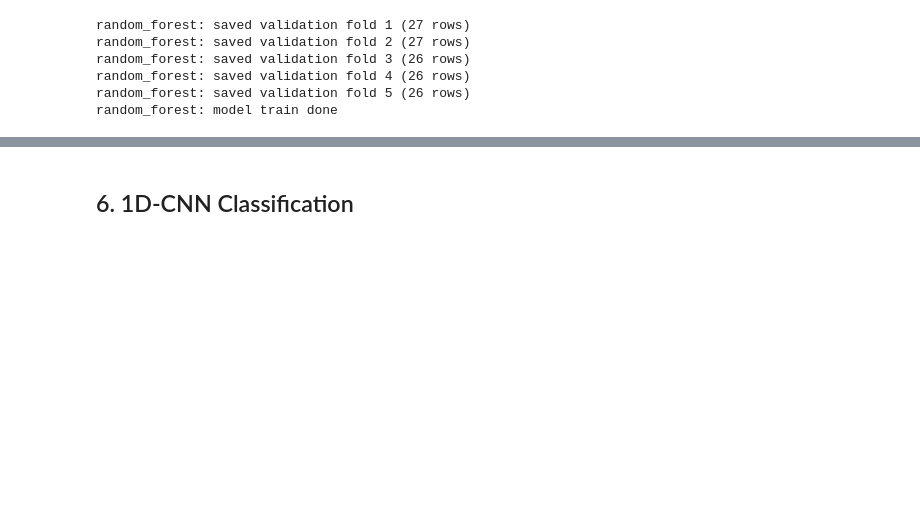
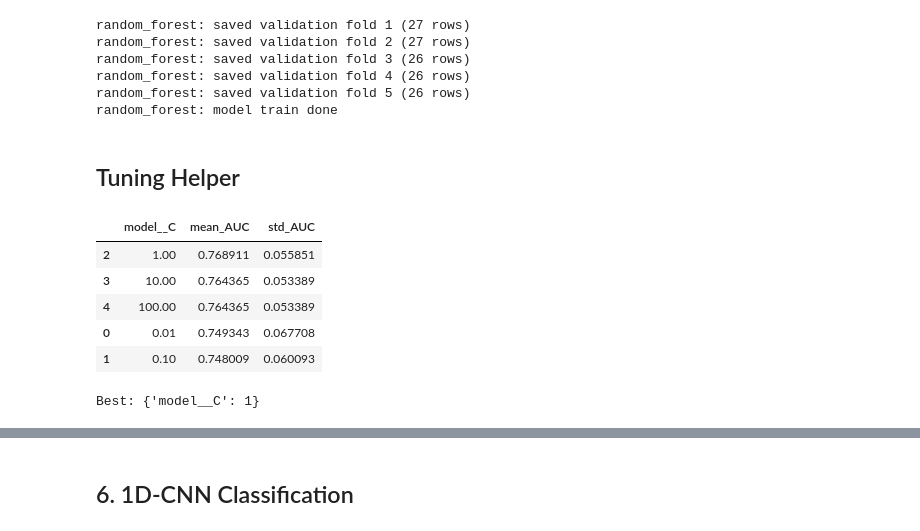
Before and after one commit to yenfay/it1244-project, a Jupyter notebook: notebooks/task1_classification.ipynb, the cells around one changed output, grey strips where cells are left out. Saved outputs shown, nothing was run; the diff lists cells and outputs as text; code cells hidden in the pictures; blank space fills up the shorter version.

Commit message:
hyperparameter tuning

```diff
--- a/notebooks/task1_classification.ipynb
+++ b/notebooks/task1_classification.ipynb
@@ -142,3 +142,5 @@ random_forest: saved validation fold 3 (26 rows)
 random_forest: saved validation fold 4 (26 rows)
 random_forest: saved validation fold 5 (26 rows)
 random_forest: model train done
+# %% [markdown]
+## Tuning Helper
@@ -144,0 +164,12 @@ random_forest: model train done
+# %%
+lr_table, lr_best = tune(make_logistic_regression, {"model__C": [0.01, 0.1, 1, 10, 100]})
+display(lr_table)
+print("Best:", lr_best)
+# %% [output]
+|  | model__C | mean_AUC | std_AUC |
+| 2 | 1.00 | 0.768911 | 0.055851 |
+| 3 | 10.00 | 0.764365 | 0.053389 |
+| 4 | 100.00 | 0.764365 | 0.053389 |
+| 0 | 0.01 | 0.749343 | 0.067708 |
+| 1 | 0.10 | 0.748009 | 0.060093 |
+Best: {'model__C': 1}
```
Also changed, not shown: parts of 4 cells of this notebook.
